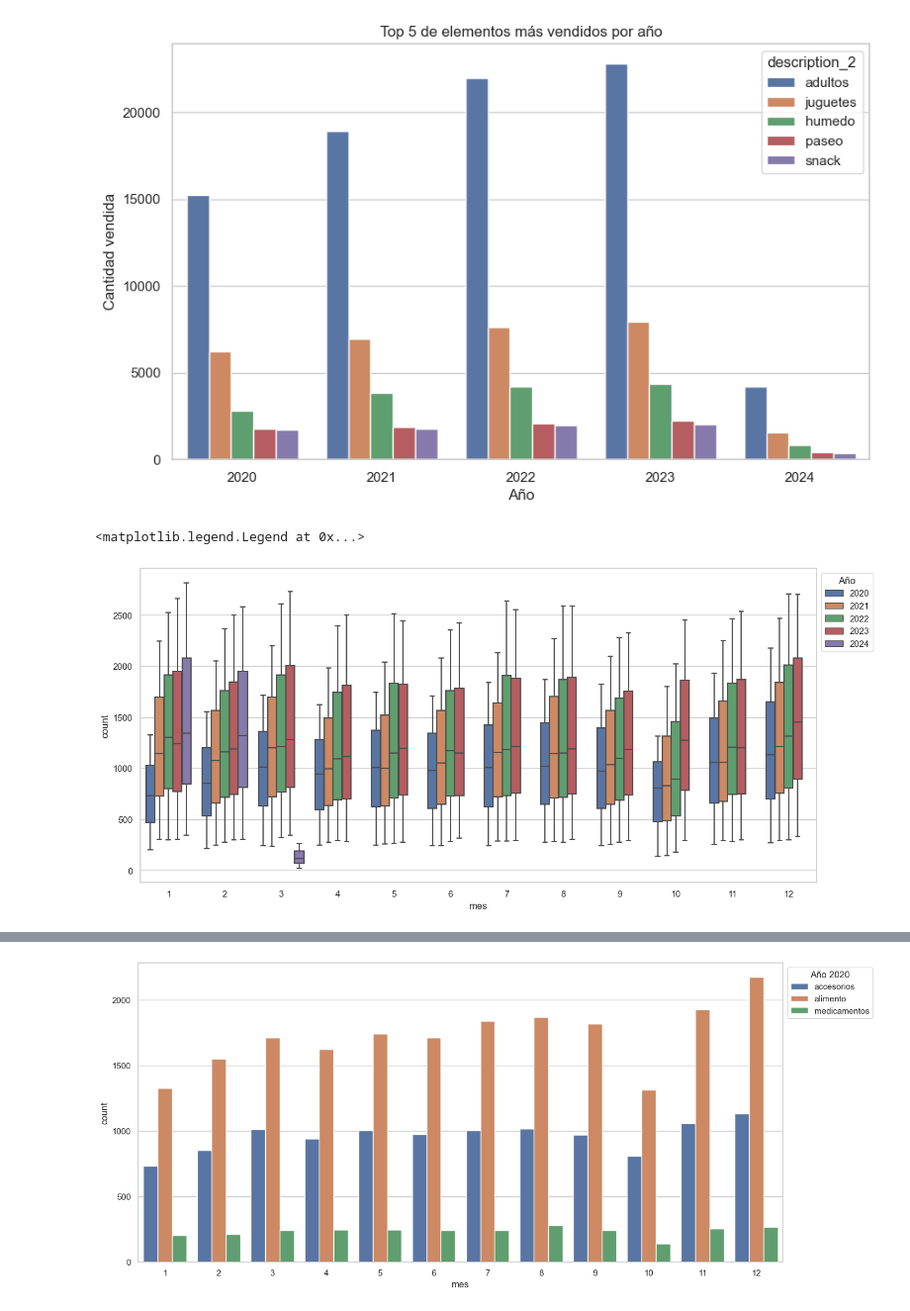
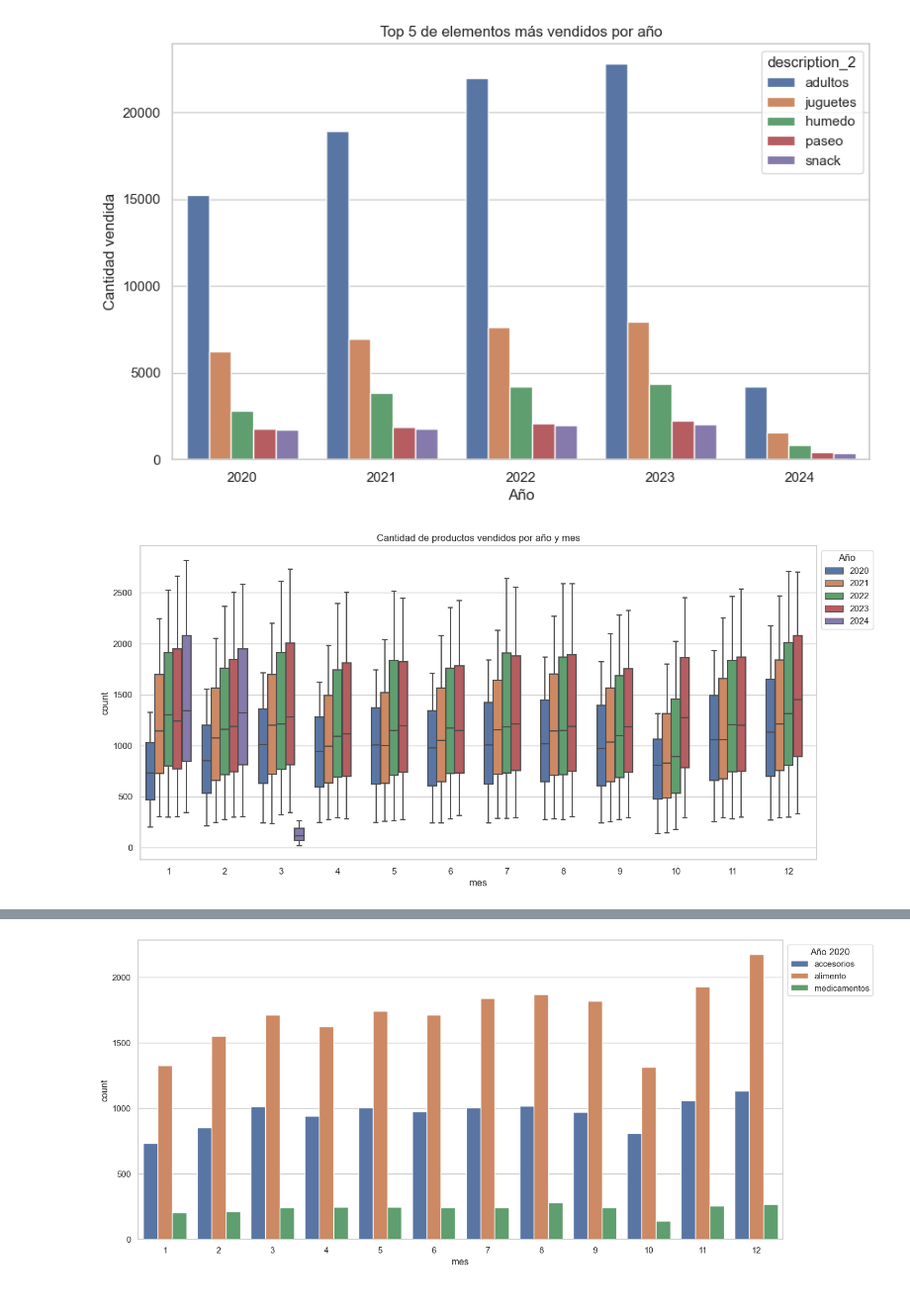
Before and after one commit to yaelcohenk/Capstone, a Jupyter notebook: src/EDA.ipynb, the cells around one changed output, grey strips where cells are left out. Shown at 99% size. Drawn from its saved outputs; the diff is of its cells as text; code cells hidden in the pictures.

```diff
--- a/src/EDA.ipynb
+++ b/src/EDA.ipynb
@@ -411,8 +413,9 @@ datos_agrupados = datos_agrupados.reset_index(name='count')
 # %%
 fig, ax = plt.subplots(figsize=(15, 7))
 
 sns.boxplot(x=datos_agrupados["mes"], y=datos_agrupados["count"], hue=datos_agrupados["ano"], ax=ax)
 ax.legend(title="Año", bbox_to_anchor=(1, 1), loc="upper left")
+plt.title("Cantidad de productos vendidos por año y mes")
+plt.show()
 # %% [output]
-<matplotlib.legend.Legend at 0x...>
-[figure, old version]
+[figure, new version]
```
Also changed, not shown: parts of 5 cells of this notebook.
